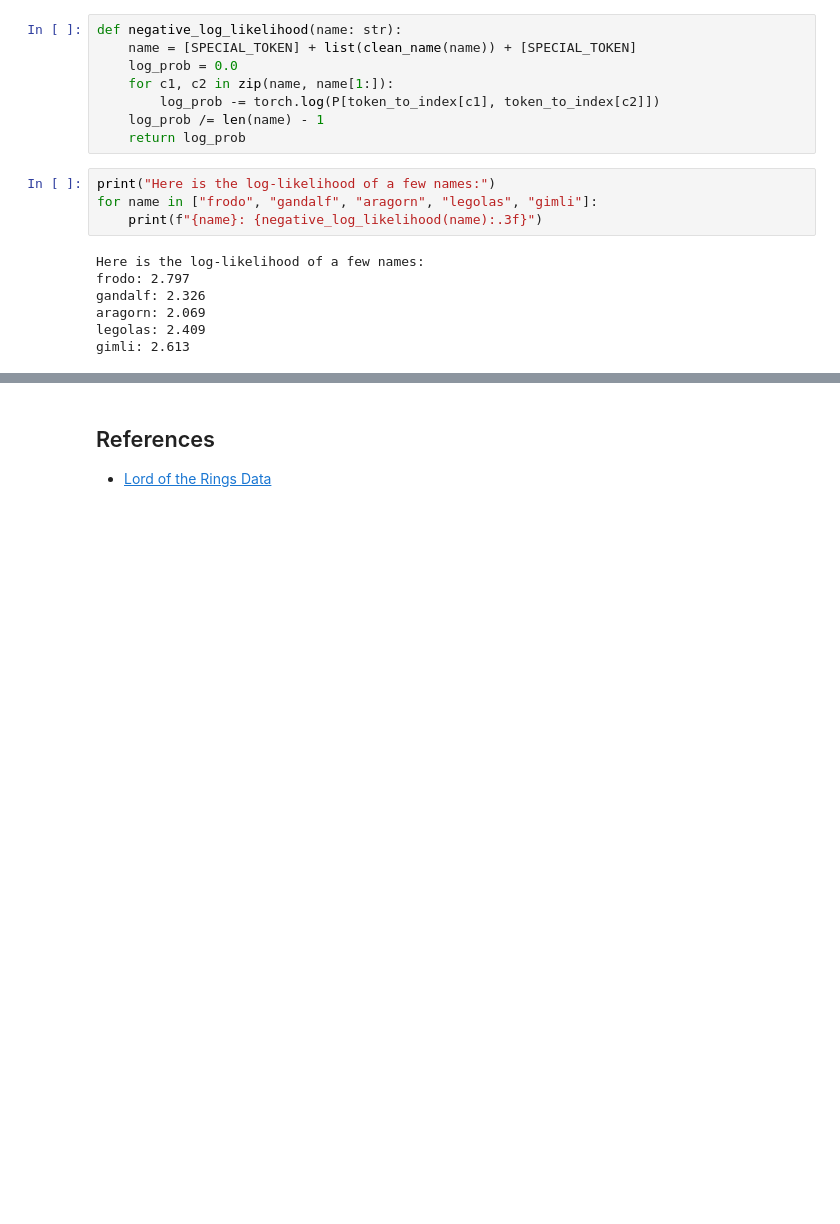
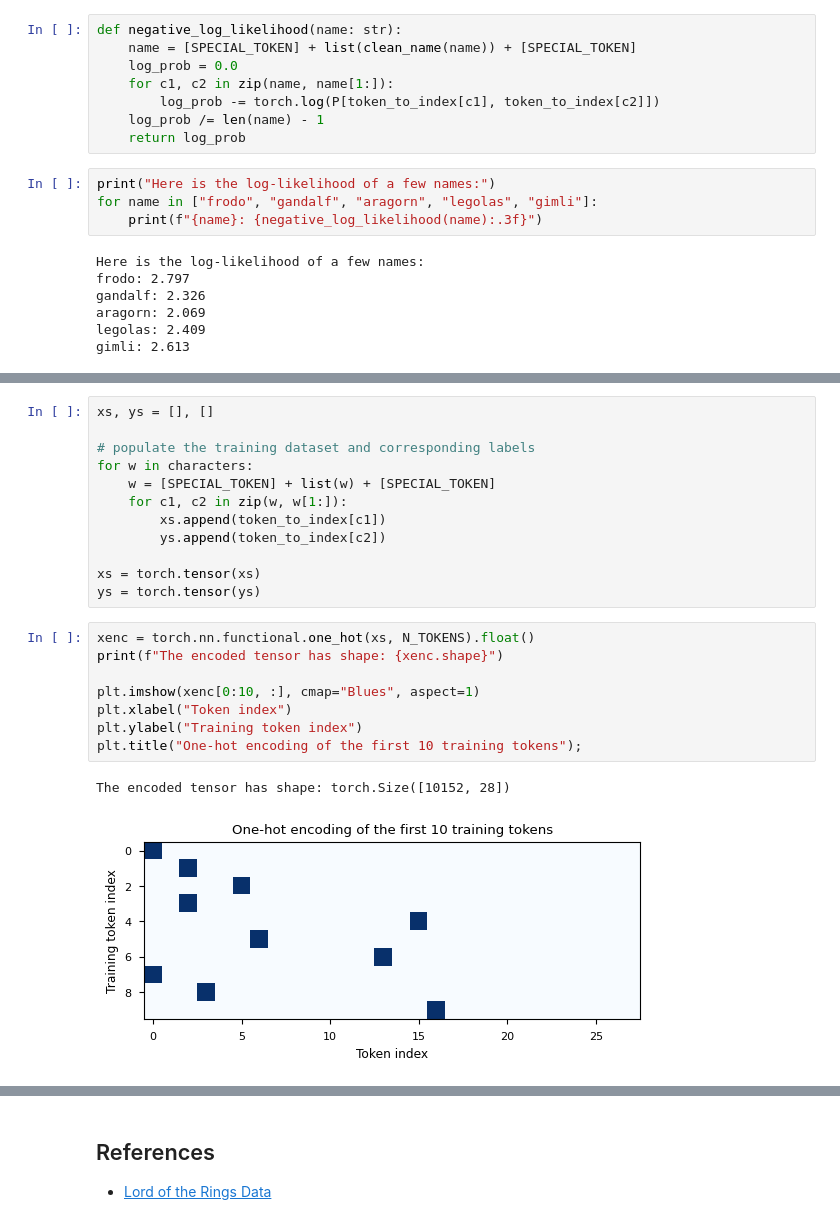
Before and after one commit to tdody/gpt_bot, a Jupyter notebook: notebooks/part_1.ipynb, the cells around one changed output, grey strips where cells are left out. Cells and saved outputs as stored; diff of their text form; blank space fills up the shorter version.

```diff
--- a/notebooks/training.ipynb
+++ b/notebooks/part_1.ipynb
@@ -288,0 +300,23 @@ To overcome the limitations of the bigram model, we can use neural networks to b
+# %%
+xs, ys = [], []
+
+# populate the training dataset and corresponding labels
+for w in characters:
+    w = [SPECIAL_TOKEN] + list(w) + [SPECIAL_TOKEN]
+    for c1, c2 in zip(w, w[1:]):
+        xs.append(token_to_index[c1])
+        ys.append(token_to_index[c2])
+
+xs = torch.tensor(xs)
+ys = torch.tensor(ys)
+# %%
+xenc = torch.nn.functional.one_hot(xs, N_TOKENS).float()
+print(f"The encoded tensor has shape: {xenc.shape}")
+
+plt.imshow(xenc[0:10, :], cmap="Blues", aspect=1)
+plt.xlabel("Token index")
+plt.ylabel("Training token index")
+plt.title("One-hot encoding of the first 10 training tokens");
+# %% [output]
+The encoded tensor has shape: torch.Size([10152, 28])
+[figure, added]
```
Also changed, not shown: parts of 9 cells of this notebook.
